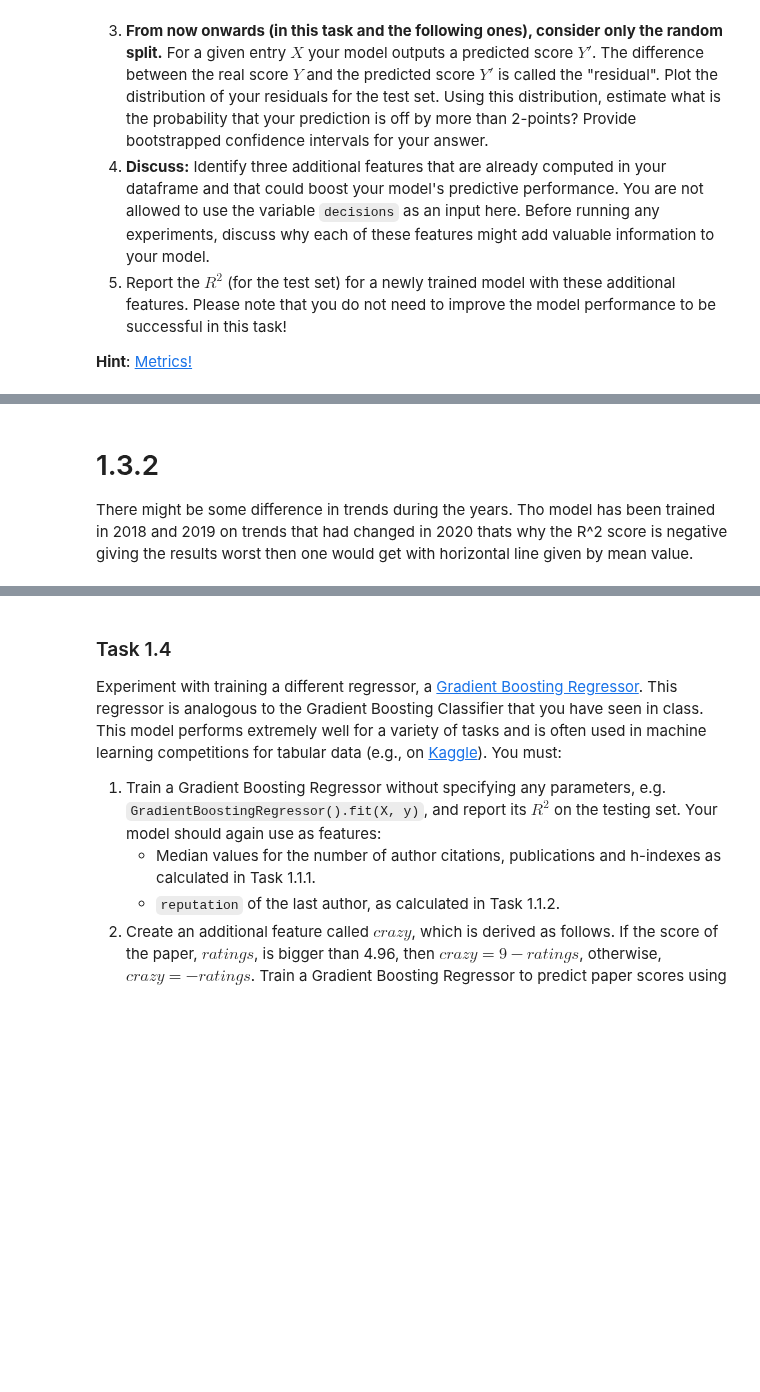
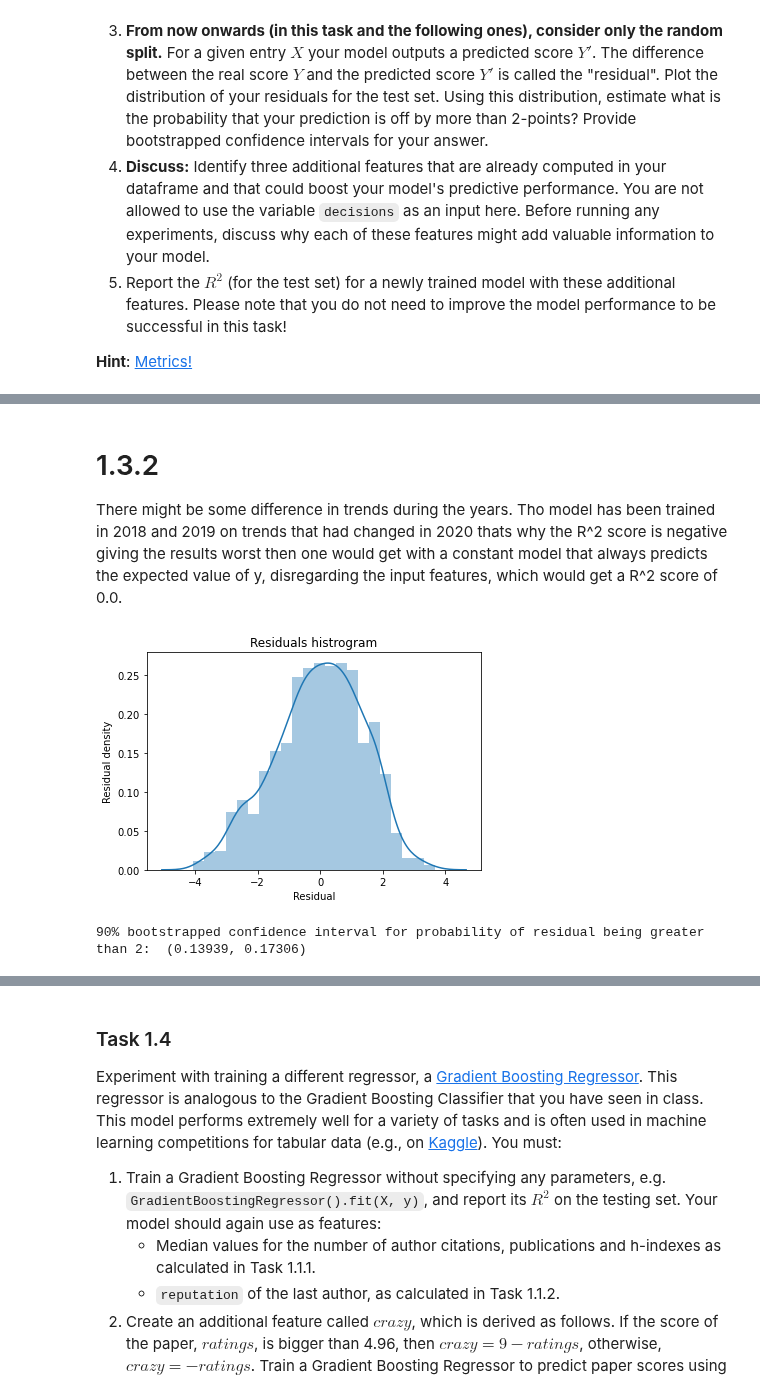
Before and after one commit to emarazz/ada_2020, a Jupyter notebook: Homework/02 - Regression Observational Studies Stats and Supervised Learning/hw2.ipynb, the cells around one changed output, grey strips where cells are left out. Drawn from its saved outputs; the diff is of its cells as text; code cells hidden in the pictures; blank space fills up the shorter version.

Commit message:
Task 1 completed, needs revision

```diff
--- a/Homework/02 - Regression Observational Studies Stats and Supervised Learning/hw2.ipynb
+++ b/Homework/02 - Regression Observational Studies Stats and Supervised Learning/hw2.ipynb
@@ -214,3 +221,29 @@ For the two scenarios above (random split and longitudinal split):
 5. Report the $R^2$ (for the test set) for a newly trained model with these additional features. Please note that you do not need to improve the model performance to be successful in this task!
 
 **Hint**: [Metrics!](https://scikit-learn.org/stable/modules/classes.html#sklearn-metrics-metrics)
+# %%
+### Task 1.3.1 ### alternative created before Antonio pushed, results are the same, i would use mine because i saved variables we need later
+# create the regression models for both random and longitudinal split
+lin_reg_rand = LinearRegression()
+lin_reg_longi = LinearRegression()
+features_names=["author_citations_median", "authors_publications_median", "authors_hindex_median", "reputation"]
+
+#splitting in X and y
+y_rand = train["ratings"]
+X_rand = train[features_names]
+y_rand_test = test["ratings"]
+X_rand_test = test[features_names]
+y_longi = train_18_19["ratings"]
+X_longi = train_18_19[features_names]
+y_longi_test = test_20["ratings"]
+X_longi_test = test_20[features_names]
+
+# R^2 calculation on test sets
+lin_reg_rand.fit(X_rand, y_rand)
+lin_reg_longi.fit(X_longi, y_longi)
+r2_rand = lin_reg_rand.score(X_rand_test, y_rand_test)
+
+#printing results
+print("R^2 for random split on test case: {i:.5f}".format(i=r2_rand))
+r2_longi = lin_reg_longi.score(X_longi_test, y_longi_test)
+print("R^2 for longitudinal split on test case: {i:.5f}".format(i=r2_longi))
@@ -258,4 +294,16 @@ Mean squared error: 3.143
 Coefficient of determination: -0.240
 # %% [markdown]
 # 1.3.2
-There might be some difference in trends during the years. Tho model has been trained in 2018 and 2019 on trends that had changed in 2020 thats why the R^2 score is negative giving the results worst then one would get with horizontal line given by mean value.
+There might be some difference in trends during the years. Tho model has been trained in 2018 and 2019 on trends that had changed in 2020 thats why the R^2 score is negative giving the results worst then one would get with a constant model that always predicts the expected value of y, disregarding the input features, which would get a R^2 score of 0.0.
+# %%
+# 1.3.3 #
+# residuals calculation
+predicted = lin_reg_rand.predict(X_rand_test)
+residuals = np.array(y_rand_test) - predicted
+
+# residuals plot
+ax = sns.distplot(residuals, hist=True)
+ax.set(title='Residuals histrogram',xlabel='Residual', ylabel='Residual density')
+plt.show()
+# %% [output]
+[figure, added]
@@ -261,0 +323,4 @@ There might be some difference in trends during the years. Tho model has been tr
+# %%
+print("90% bootstrapped confidence interval for probability of residual being greater than 2: ", tuple(map(lambda x: round(x, 5), bootstrap(residuals, 1500))))
+# %% [output]
+90% bootstrapped confidence interval for probability of residual being greater than 2:  (0.13939, 0.17306)
```
Also changed, not shown: parts of 16 cells of this notebook.
